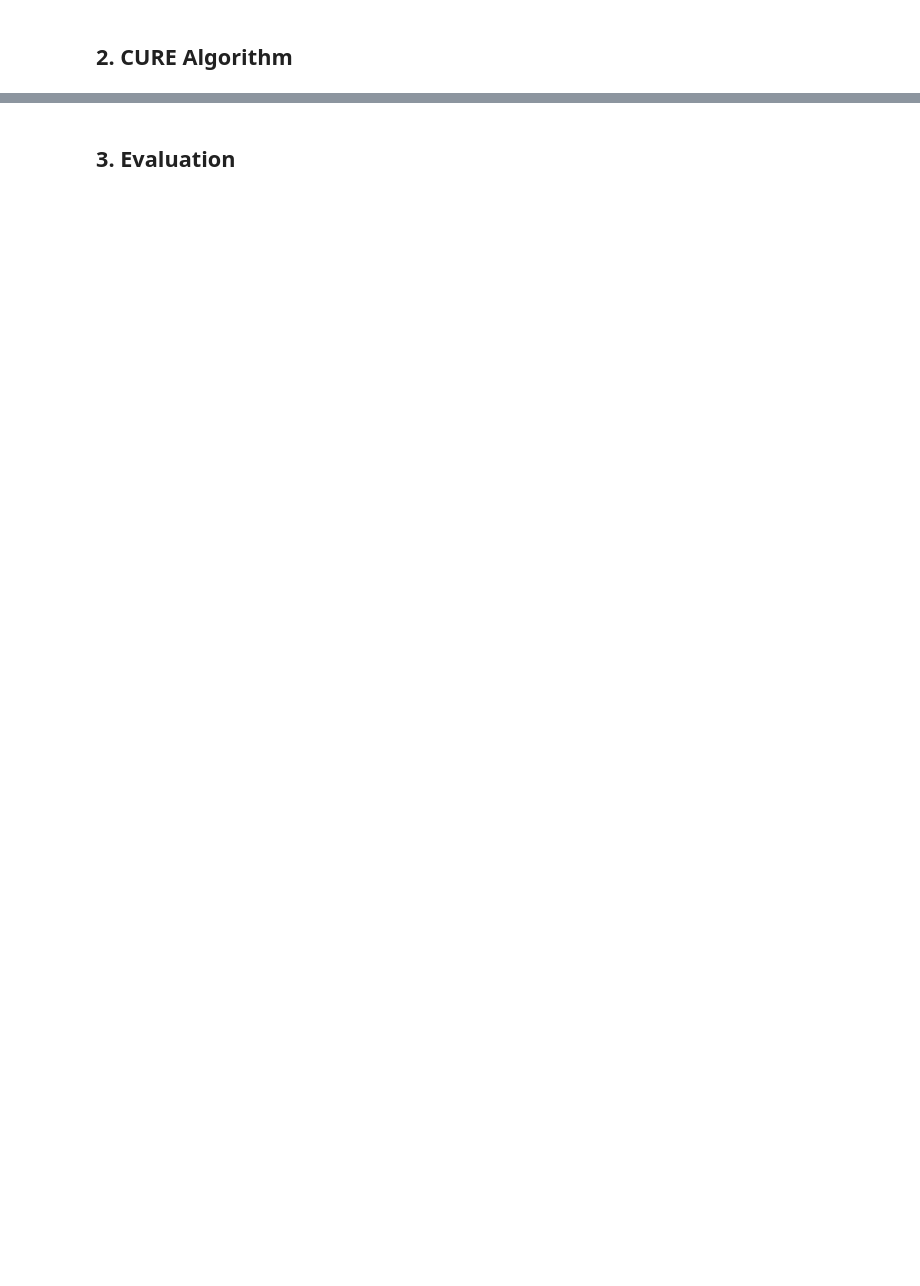
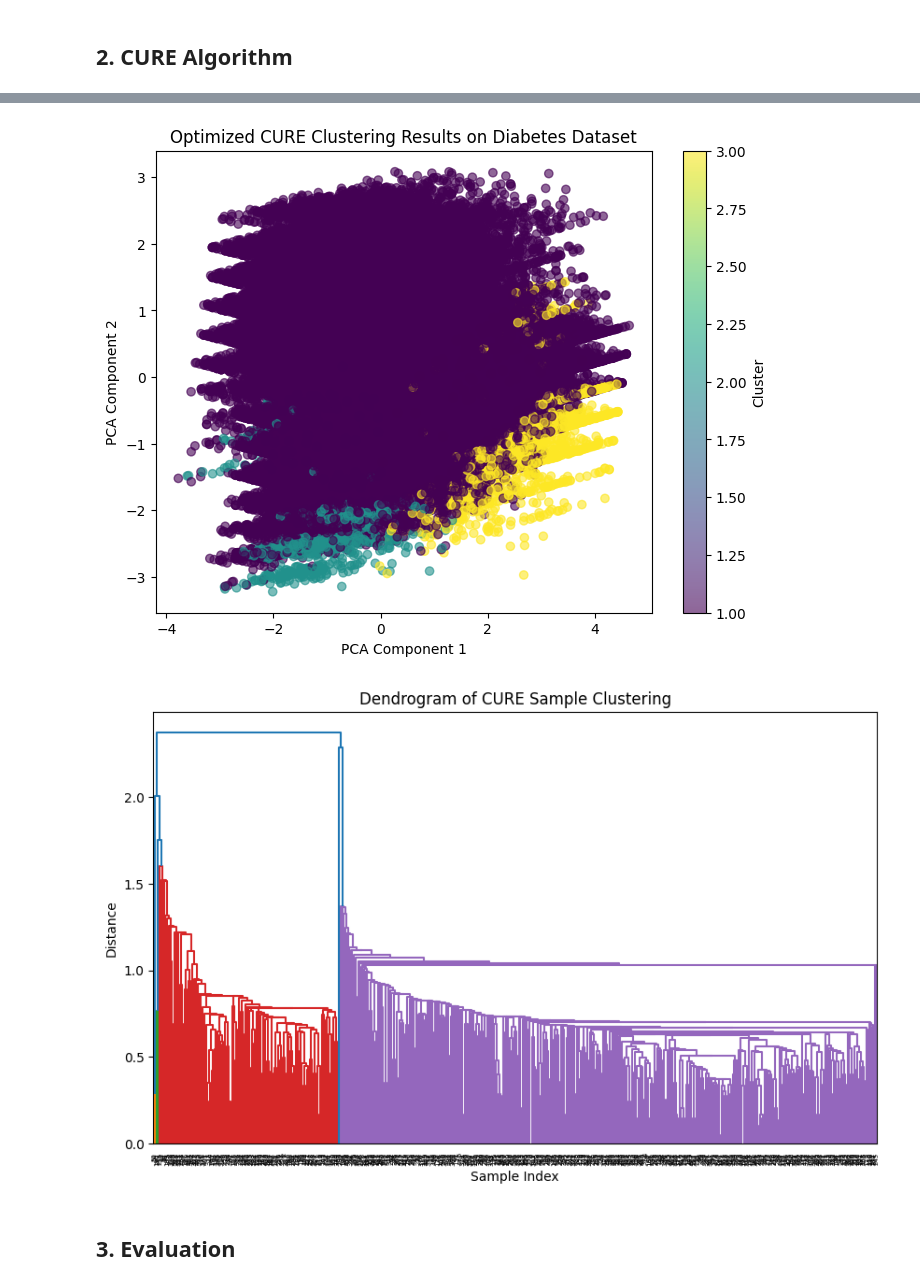
Before and after one commit to Salierie/CURE-Clustering-Machine-learning, a Jupyter notebook: bin/main.ipynb, the cells around one changed output, grey strips where cells are left out. Saved outputs shown, nothing was run; the diff lists cells and outputs as text; code cells hidden in the pictures; blank space fills up the shorter version.

```diff
--- a/bin/main.ipynb
+++ b/bin/main.ipynb
@@ -51,0 +61,19 @@ df.describe()
+# %%
+# 1.4 Outliers cleaning
+numerical_cols = ['num_lab_procedures', 'num_medications', 'time_in_hospital']
+
+def cap_outliers(df, column):
+    Q1 = df[column].quantile(0.25)
+    Q3 = df[column].quantile(0.75)
+    IQR = Q3 - Q1
+    lower_bound = Q1 - 1.5 * IQR
+    upper_bound = Q3 + 1.5 * IQR
+    df[column] = df[column].clip(lower=lower_bound, upper=upper_bound)
+    return df
+
+for col in numerical_cols:
+    df = cap_outliers(df, col)
+
+# Verify changes
+print("\nSummary Statistics After Outlier Cleaning:")
+print(df[numerical_cols].describe())
@@ -57,2 +193,35 @@ def
+# %%
+# 2.2 Trực quan hóa dữ liệu
+
+import matplotlib.pyplot as plt
+
+# Reduce to 2D for visualization
+pca_2d = PCA(n_components=2)
+X_pca = pca_2d.fit_transform(X_reduced)
+
+plt.figure(figsize=(8, 6))
+scatter = plt.scatter(X_pca[:, 0], X_pca[:, 1], c=df['Cluster'], cmap='viridis', alpha=0.6)
+plt.title('Optimized CURE Clustering Results on Diabetes Dataset')
+plt.xlabel('PCA Component 1')
+plt.ylabel('PCA Component 2')
+plt.colorbar(scatter, label='Cluster')
+plt.savefig('optimized_cure_clusters.png')
+plt.show()
+
+# Visualize Dendrogram (using scipy's hierarchical clustering on the sample)
+from scipy.cluster.hierarchy import dendrogram, linkage
+
+# Perform hierarchical clustering on the sample for dendrogram
+Z = linkage(X_sample, method='single', metric='euclidean')
+plt.figure(figsize=(10, 6))
+dendrogram(Z)
+plt.title('Dendrogram of CURE Sample Clustering')
+plt.xlabel('Sample Index')
+plt.ylabel('Distance')
+plt.savefig('cure_dendrogram.png')
+plt.show()
+# %% [output]
+[figure, added]
+[figure, added]
 # %% [markdown]
 ## 3. Evaluation
```
Also changed, not shown: parts of 16 cells of this notebook, 1 other file.
